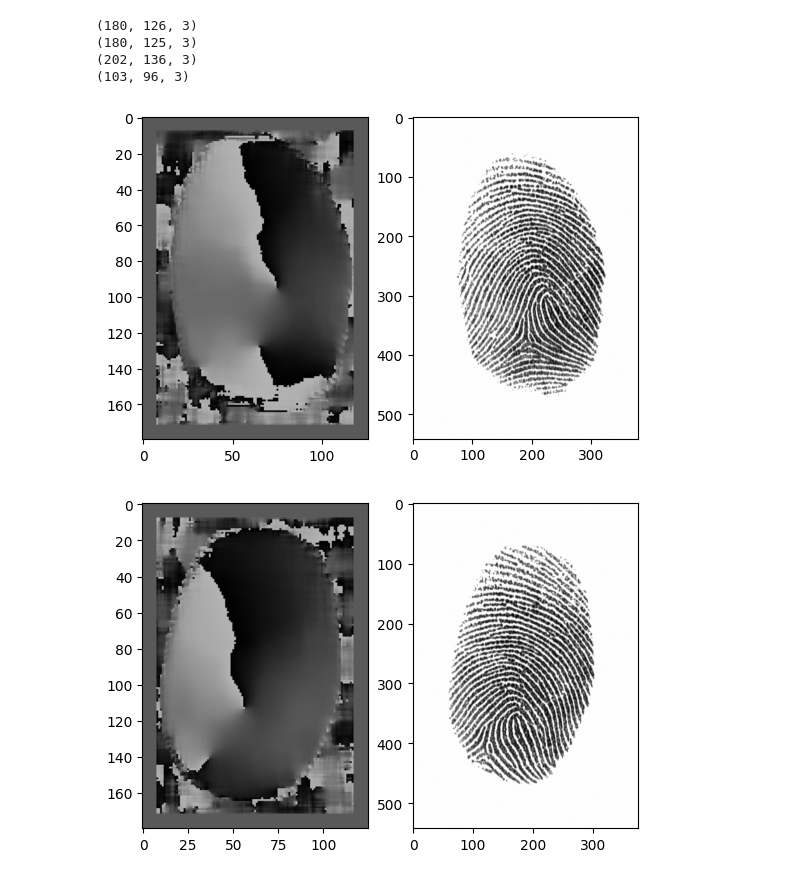
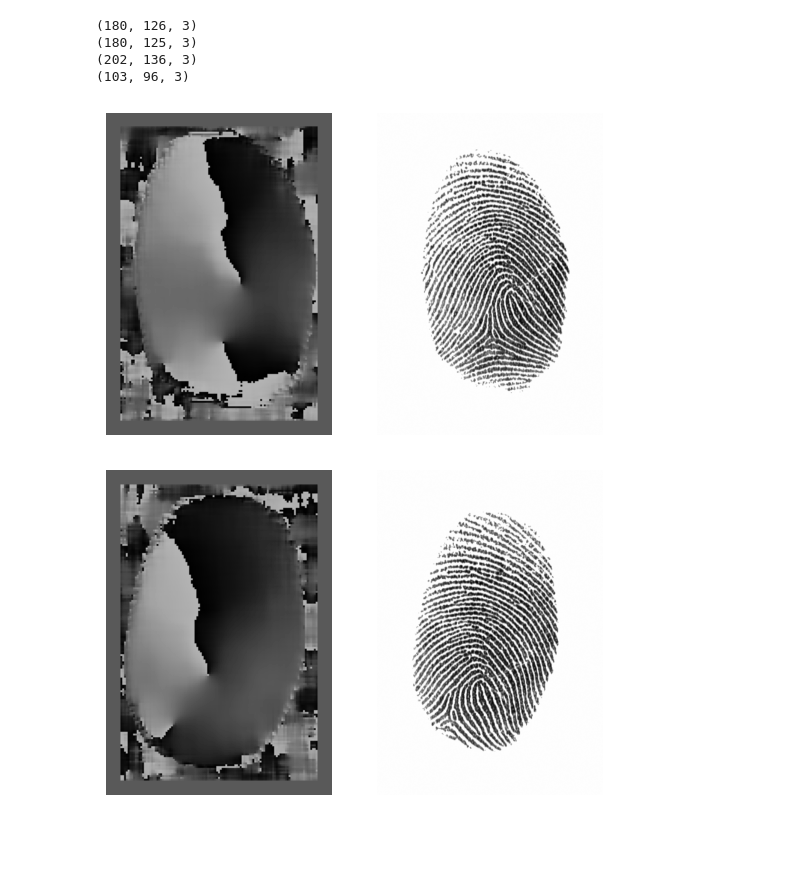
Before and after one commit to FourthCourseProjects/FingerPrintDetection, a Jupyter notebook: main.ipynb, the cells around one changed output. Drawn from its saved outputs; the diff is of its cells as text; code cells hidden in the pictures; blank space fills up the shorter version.

```diff
--- a/main.ipynb
+++ b/main.ipynb
@@ -48,19 +49,25 @@ class OrientationFieldCreator:
         return np.rad2deg(0.5 * np.pi + 0.5 * np.arctan2(2 * g_xy, g_xx - g_yy)) % 180
 # %%
 orientation_field_creator = OrientationFieldCreator(16)
+if not os.path.exists("orientation_fields"): os.makedirs("orientation_fields")
 
 def show(im1, im2):
     plt.subplot(1,2,1)
+    plt.axis('off')
     plt.imshow(im1, cmap='gray', vmin=0, vmax=255)
-    cv.imwrite("ouptut.png", im1)
     plt.subplot(1,2,2)
+    plt.axis('off')
     plt.imshow(im2)
 
-show(orientation_field_creator.create_field_for(image_01_01), cv.imread('fingerprints/finger_print_01_01_C.bmp'))
+orientation_field_image_01_01 = orientation_field_creator.create_field_for(image_01_01)
+cv.imwrite("orientation_fields/orientation_field_image_01_01.png", orientation_field_image_01_01)
+show(orientation_field_image_01_01, cv.imread('fingerprints/finger_print_01_01_C.bmp'))
 # %% [output]
-[figure, old version]
+[figure, new version]
 # %%
-show(orientation_field_creator.create_field_for(image_01_02), cv.imread('fingerprints/finger_print_01_02_C.bmp'))
+orientation_field_image_01_02 = orientation_field_creator.create_field_for(image_01_02)
+cv.imwrite("orientation_fields/orientation_field_image_01_02.png", orientation_field_image_01_02)
+show(orientation_field_image_01_02, cv.imread('fingerprints/finger_print_01_02_C.bmp'))
 # %% [output]
-[figure, old version]
+[figure, new version]
 # %%
```
Also changed, not shown: parts of 7 cells of this notebook, 4 other files.
